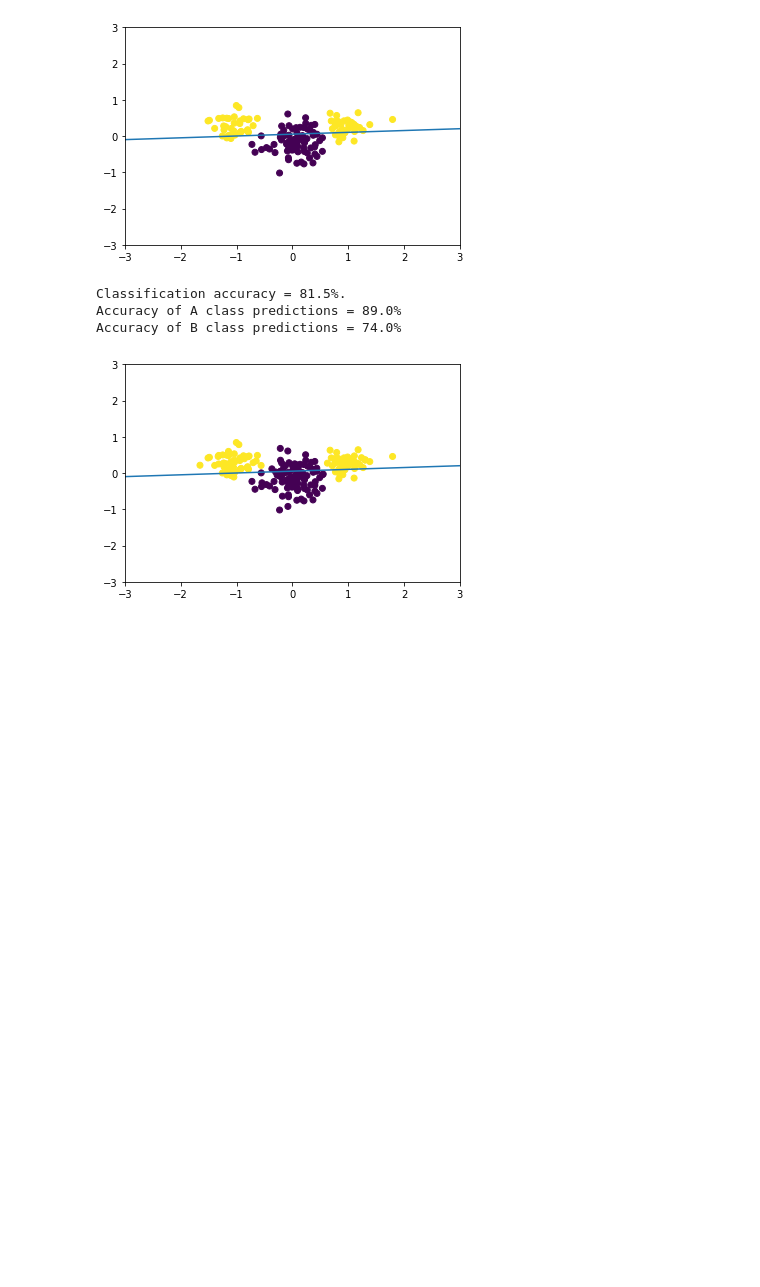
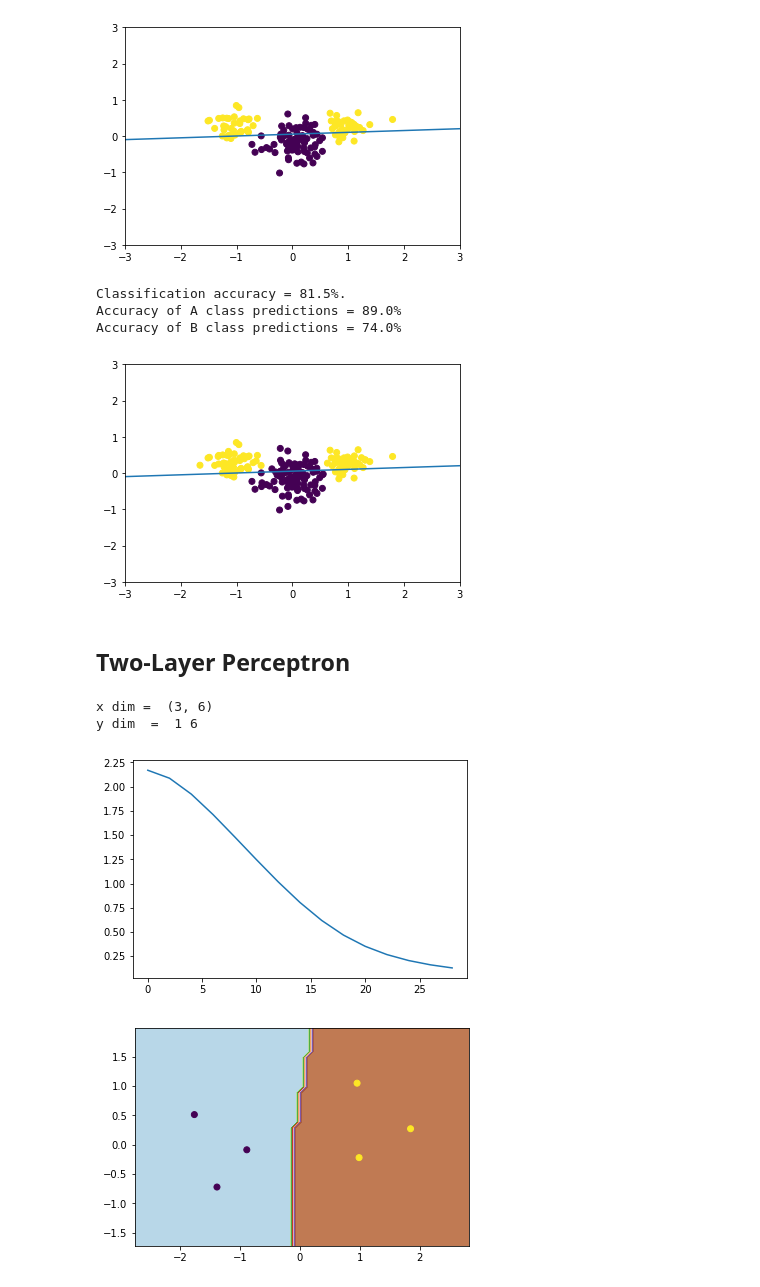
Before and after one commit to griiak/ANN-Assignment1-GS, a Jupyter notebook: A1/A1Part1.ipynb, the cells around one changed output. Drawn from its saved outputs; the diff is of its cells as text; code cells hidden in the pictures; blank space fills up the shorter version.

Commit message:
2 layer perceptron merged, encoder working, might need to check sampling again idk

```diff
--- a/A1/A1Part1.ipynb
+++ b/A1/A1Part1.ipynb
@@ -302,3 +309,5 @@ Classification accuracy = 81.5%.
 Accuracy of A class predictions = 89.0%
 Accuracy of B class predictions = 74.0%
 [figure]
+# %% [markdown]
+## Two-Layer Perceptron
@@ -304,0 +445,14 @@ Accuracy of B class predictions = 74.0%
+# %%
+x,y = gen_binary(3)
+print("x dim = ", x.shape)
+print("y dim  = ", len(y),len(y[0]))
+nn = two_layer_perceptron(x,y)
+nn.gd(x, y, iter = 30)
+plt.plot(nn.steps,nn.loss)
+plt.show()
+nn.plot_decision_boundary()
+# %% [output]
+x dim =  (3, 6)
+y dim  =  1 6
+[figure, added]
+[figure, added]
```
Also changed, not shown: parts of 5 cells of this notebook.
